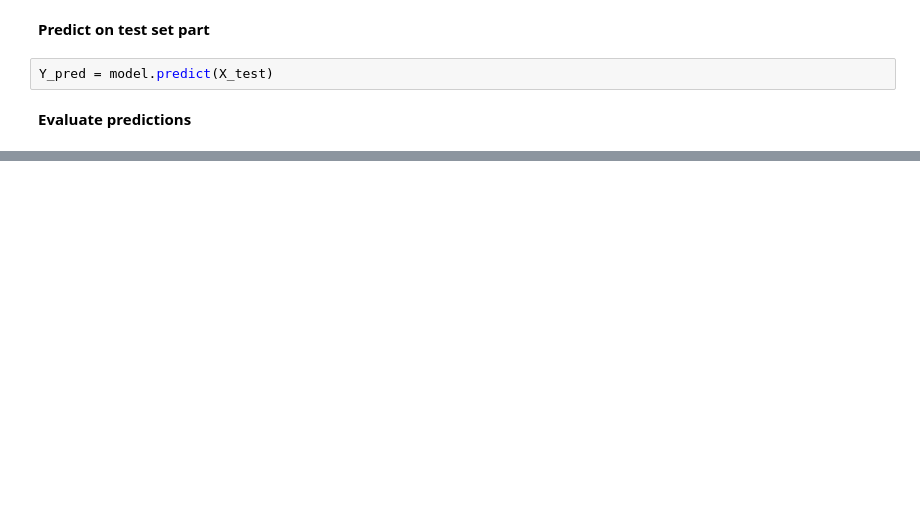
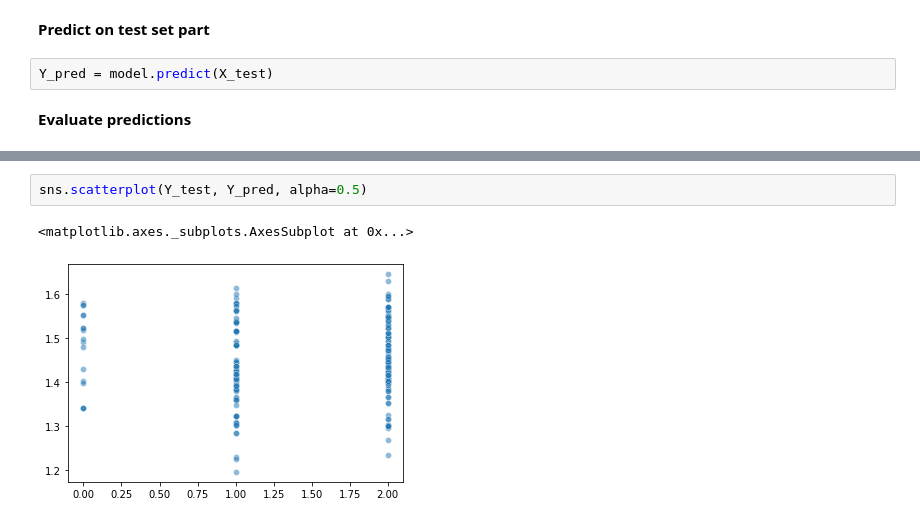
Before and after one commit to ashishar/data_science_codes, a Jupyter notebook: python/linear_regression.ipynb, the cells around one changed output, grey strips where cells are left out. Saved outputs shown, nothing was run; the diff lists cells and outputs as text; blank space fills up the shorter version.

```diff
--- a/python/linear_regression.ipynb
+++ b/python/linear_regression.ipynb
@@ -130,0 +190,5 @@ Accuracy: 69.29
+# %%
+sns.scatterplot(Y_test, Y_pred, alpha=0.5)
+# %% [output]
+<matplotlib.axes._subplots.AxesSubplot at 0x...>
+[figure, added]
```
Also changed, not shown: parts of 12 cells of this notebook.
